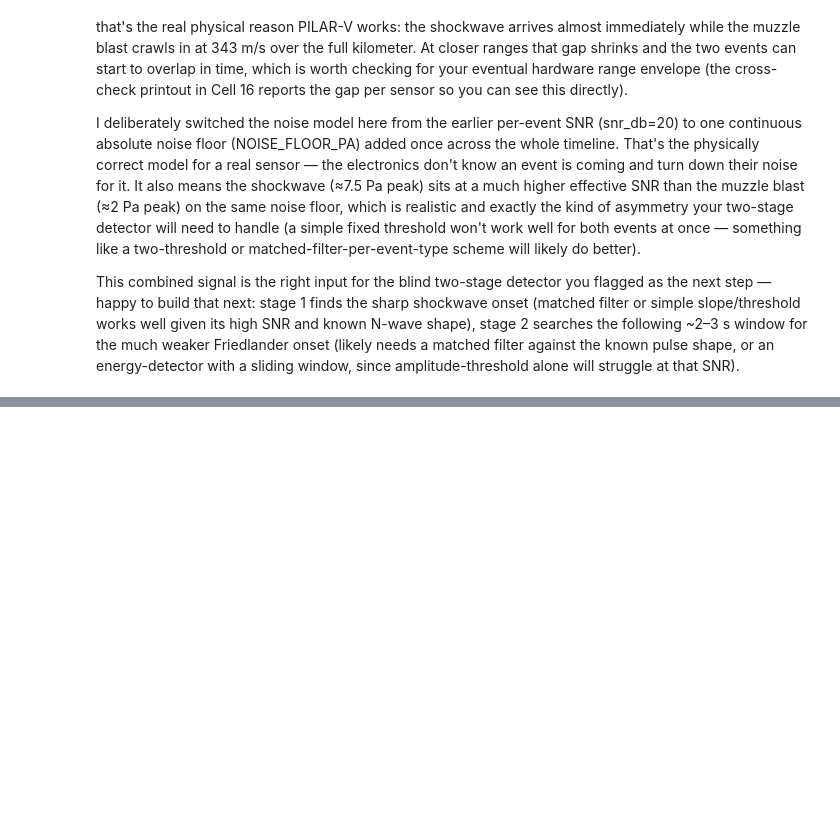
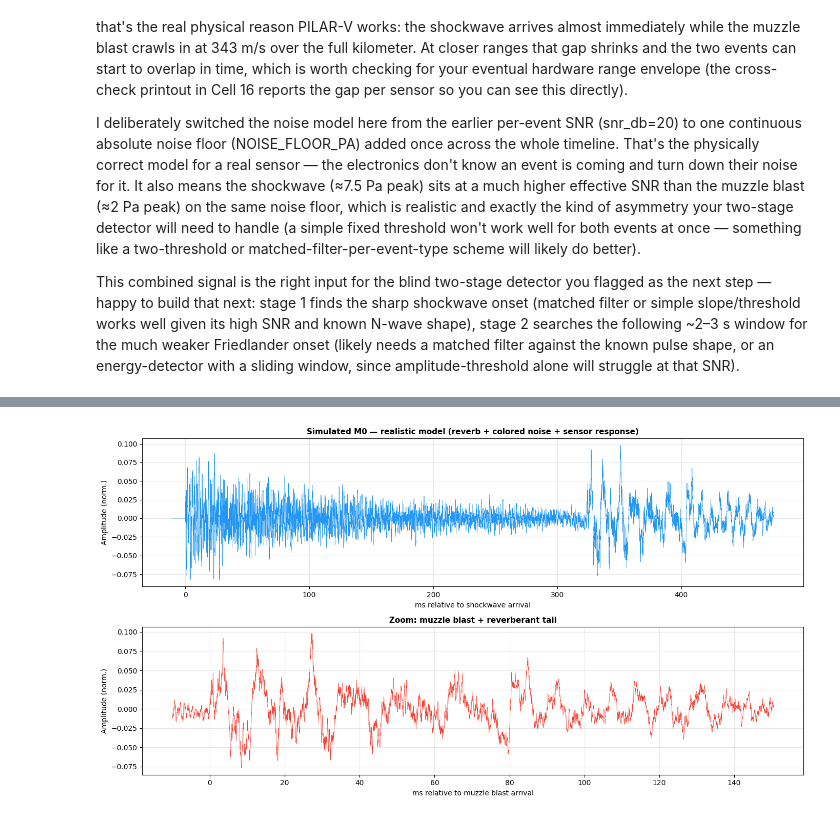
Before and after one commit to rizki-ap/Gunshot-Locator, a Jupyter notebook: shockwave_muzzle_claude.ipynb, the cells around one changed output, grey strips where cells are left out. Cells and saved outputs as stored; diff of their text form; code cells hidden in the pictures; blank space fills up the shorter version.

```diff
--- a/shockwave_muzzle_claude.ipynb
+++ b/shockwave_muzzle_claude.ipynb
@@ -1333,0 +1479,27 @@ This combined signal is the right input for the blind two-stage detector you fla
+# %%
+# ╔══════════════════════════════════════════════════════════════════════════════╗
+# ║  CELL 20 — Realistic Signal Plots (with Real Recording Overlay)            ║
+# ╚══════════════════════════════════════════════════════════════════════════════╝
+
+fig, axes = plt.subplots(2, 1, figsize=(14, 7.5), sharex=False)
+
+win_mask = (t_master >= t_arr[0]-0.05) & (t_master <= t_mb[0]+0.6)
+axes[0].plot((t_master[win_mask]-t_arr[0])*1000, realistic_signals[0][win_mask],
+             color='#2196F3', lw=0.5)
+axes[0].set_title('Simulated M0 — realistic model (reverb + colored noise + sensor response)',
+                   fontweight='bold', fontsize=11)
+axes[0].set_xlabel('ms relative to shockwave arrival'); axes[0].set_ylabel('Amplitude (norm.)')
+axes[0].grid(True, alpha=0.3)
+
+mb_mask = (t_master >= t_mb[0]-0.01) & (t_master <= t_mb[0]+0.55)
+axes[1].plot((t_master[mb_mask]-t_mb[0])*1000, realistic_signals[0][mb_mask],
+             color='#F44336', lw=0.5)
+axes[1].set_title('Zoom: muzzle blast + reverberant tail', fontweight='bold', fontsize=11)
+axes[1].set_xlabel('ms relative to muzzle blast arrival'); axes[1].set_ylabel('Amplitude (norm.)')
+axes[1].grid(True, alpha=0.3)
+
+plt.tight_layout()
+plt.savefig('realistic_combined_signal.png', dpi=150, bbox_inches='tight')
+plt.show()
+# %% [output]
+[figure, added]
```
Also changed, not shown: parts of 7 cells of this notebook.
